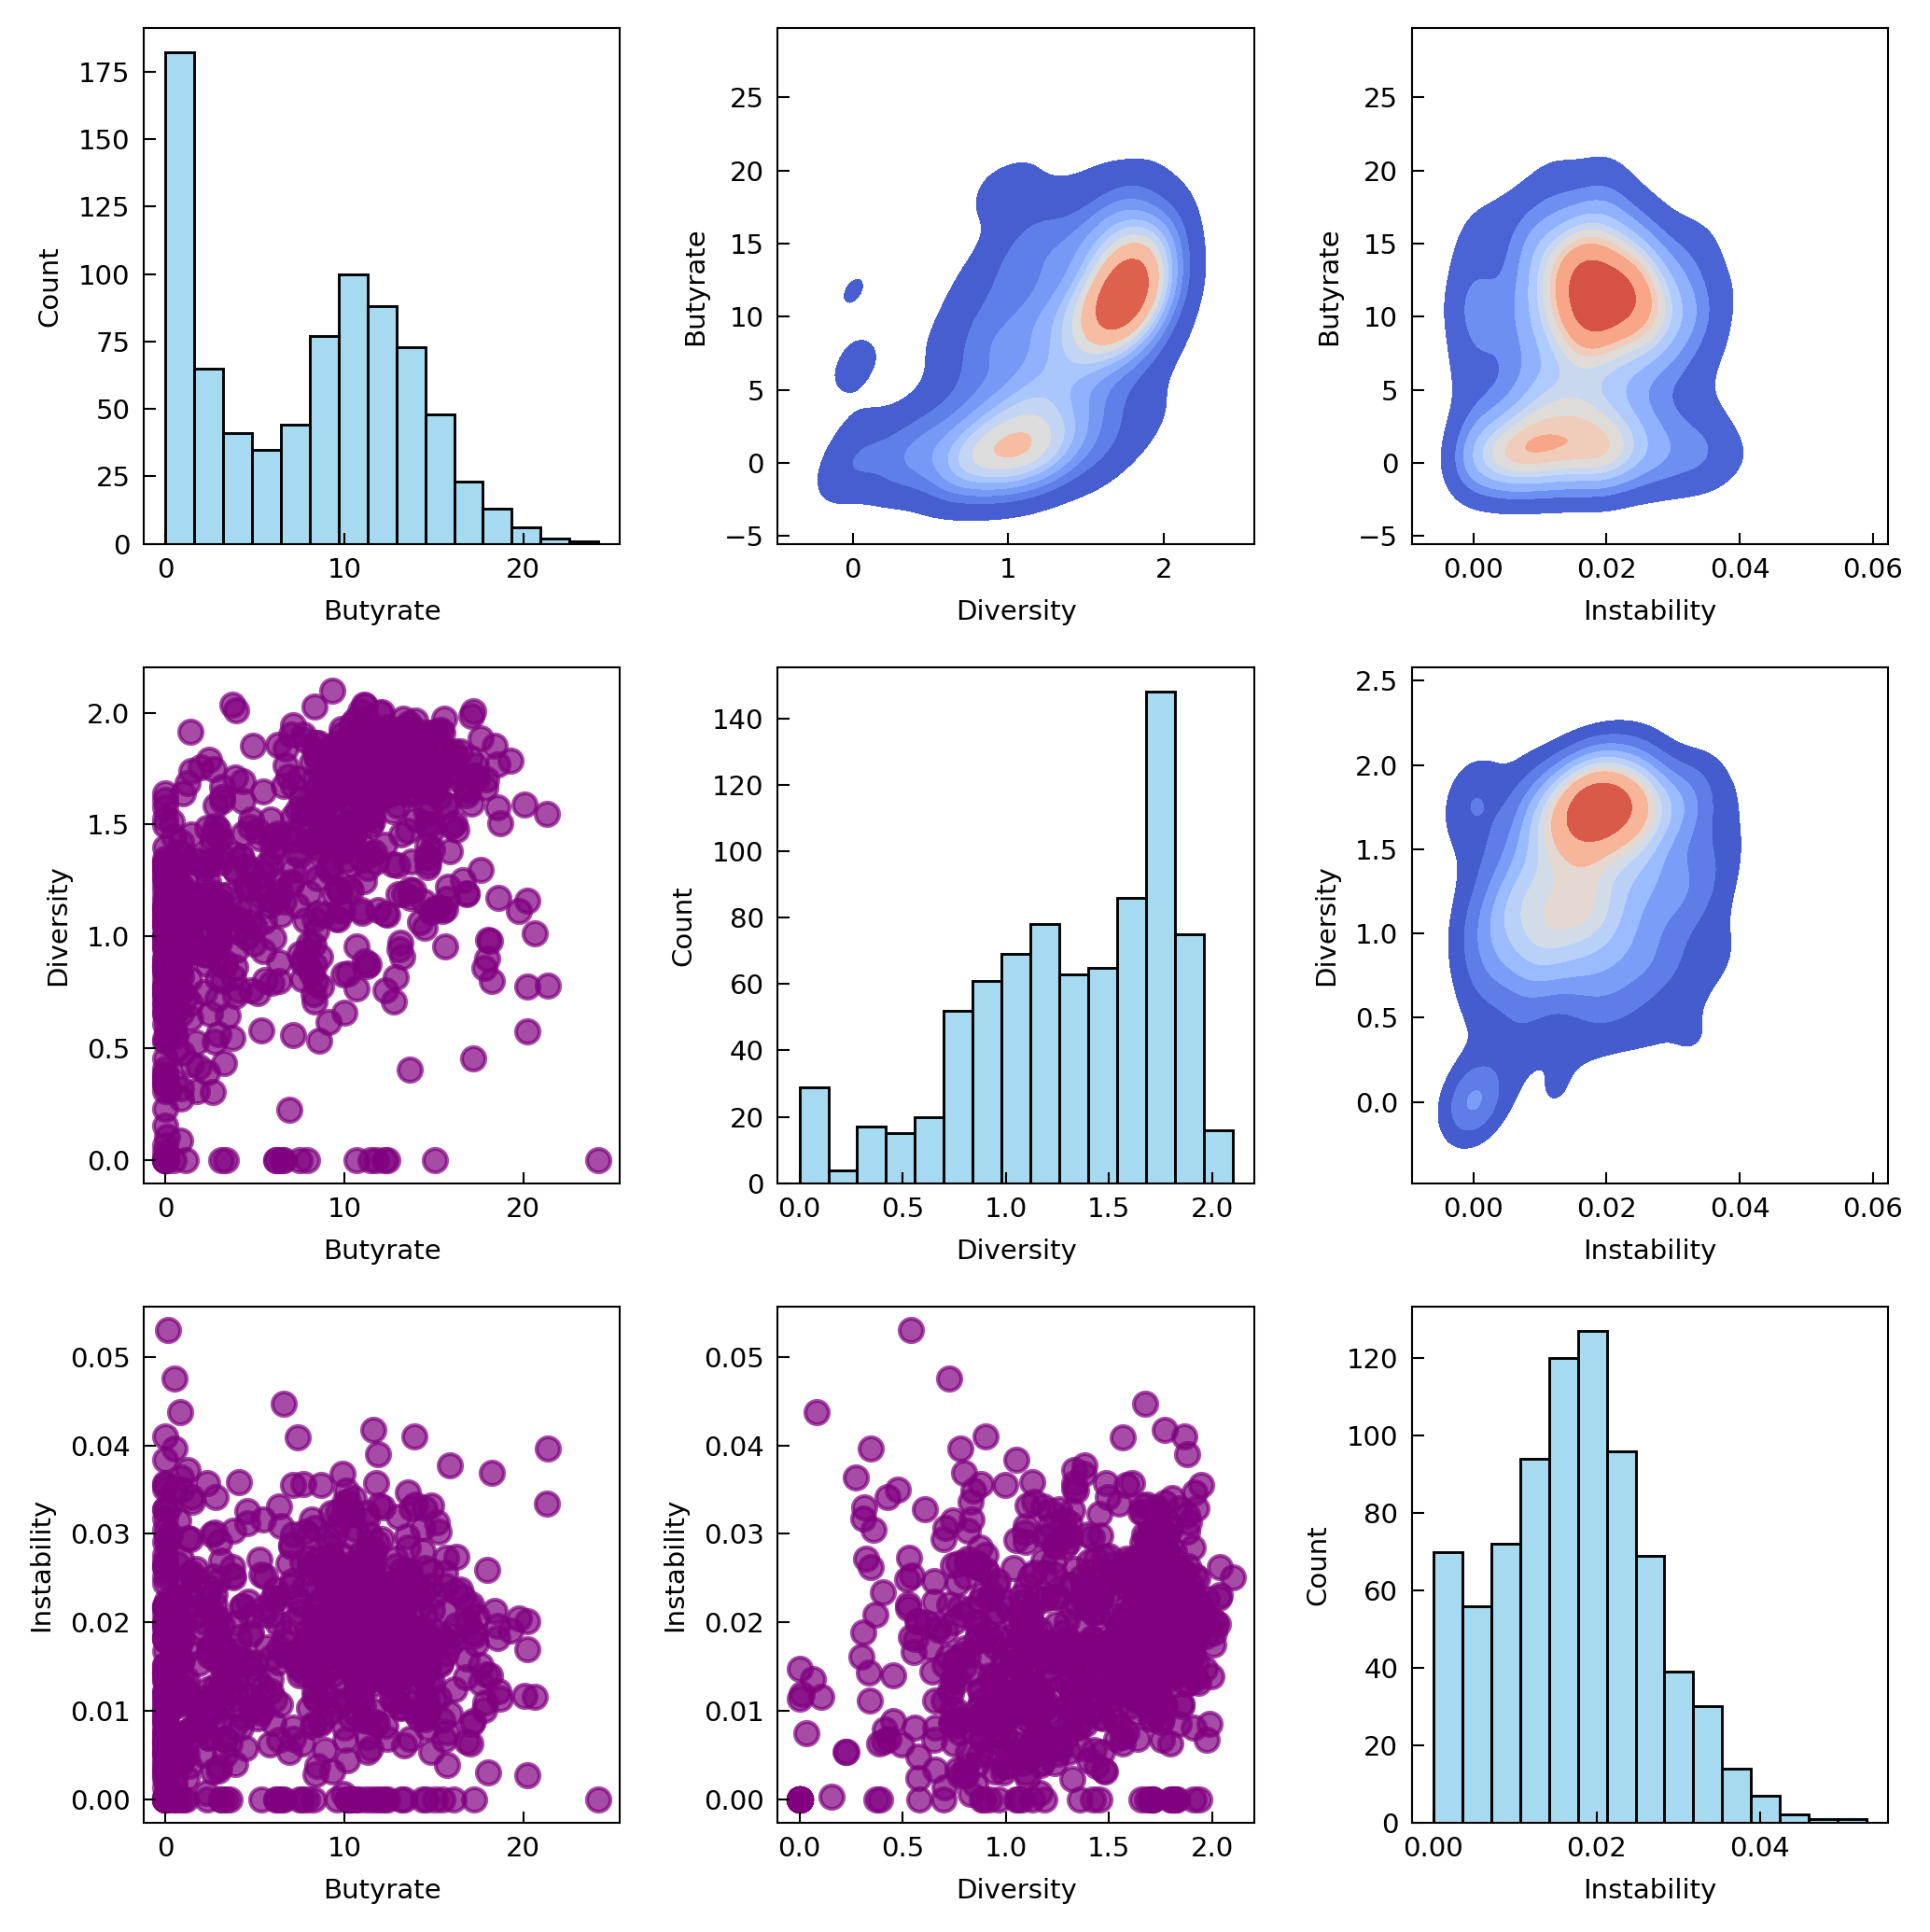
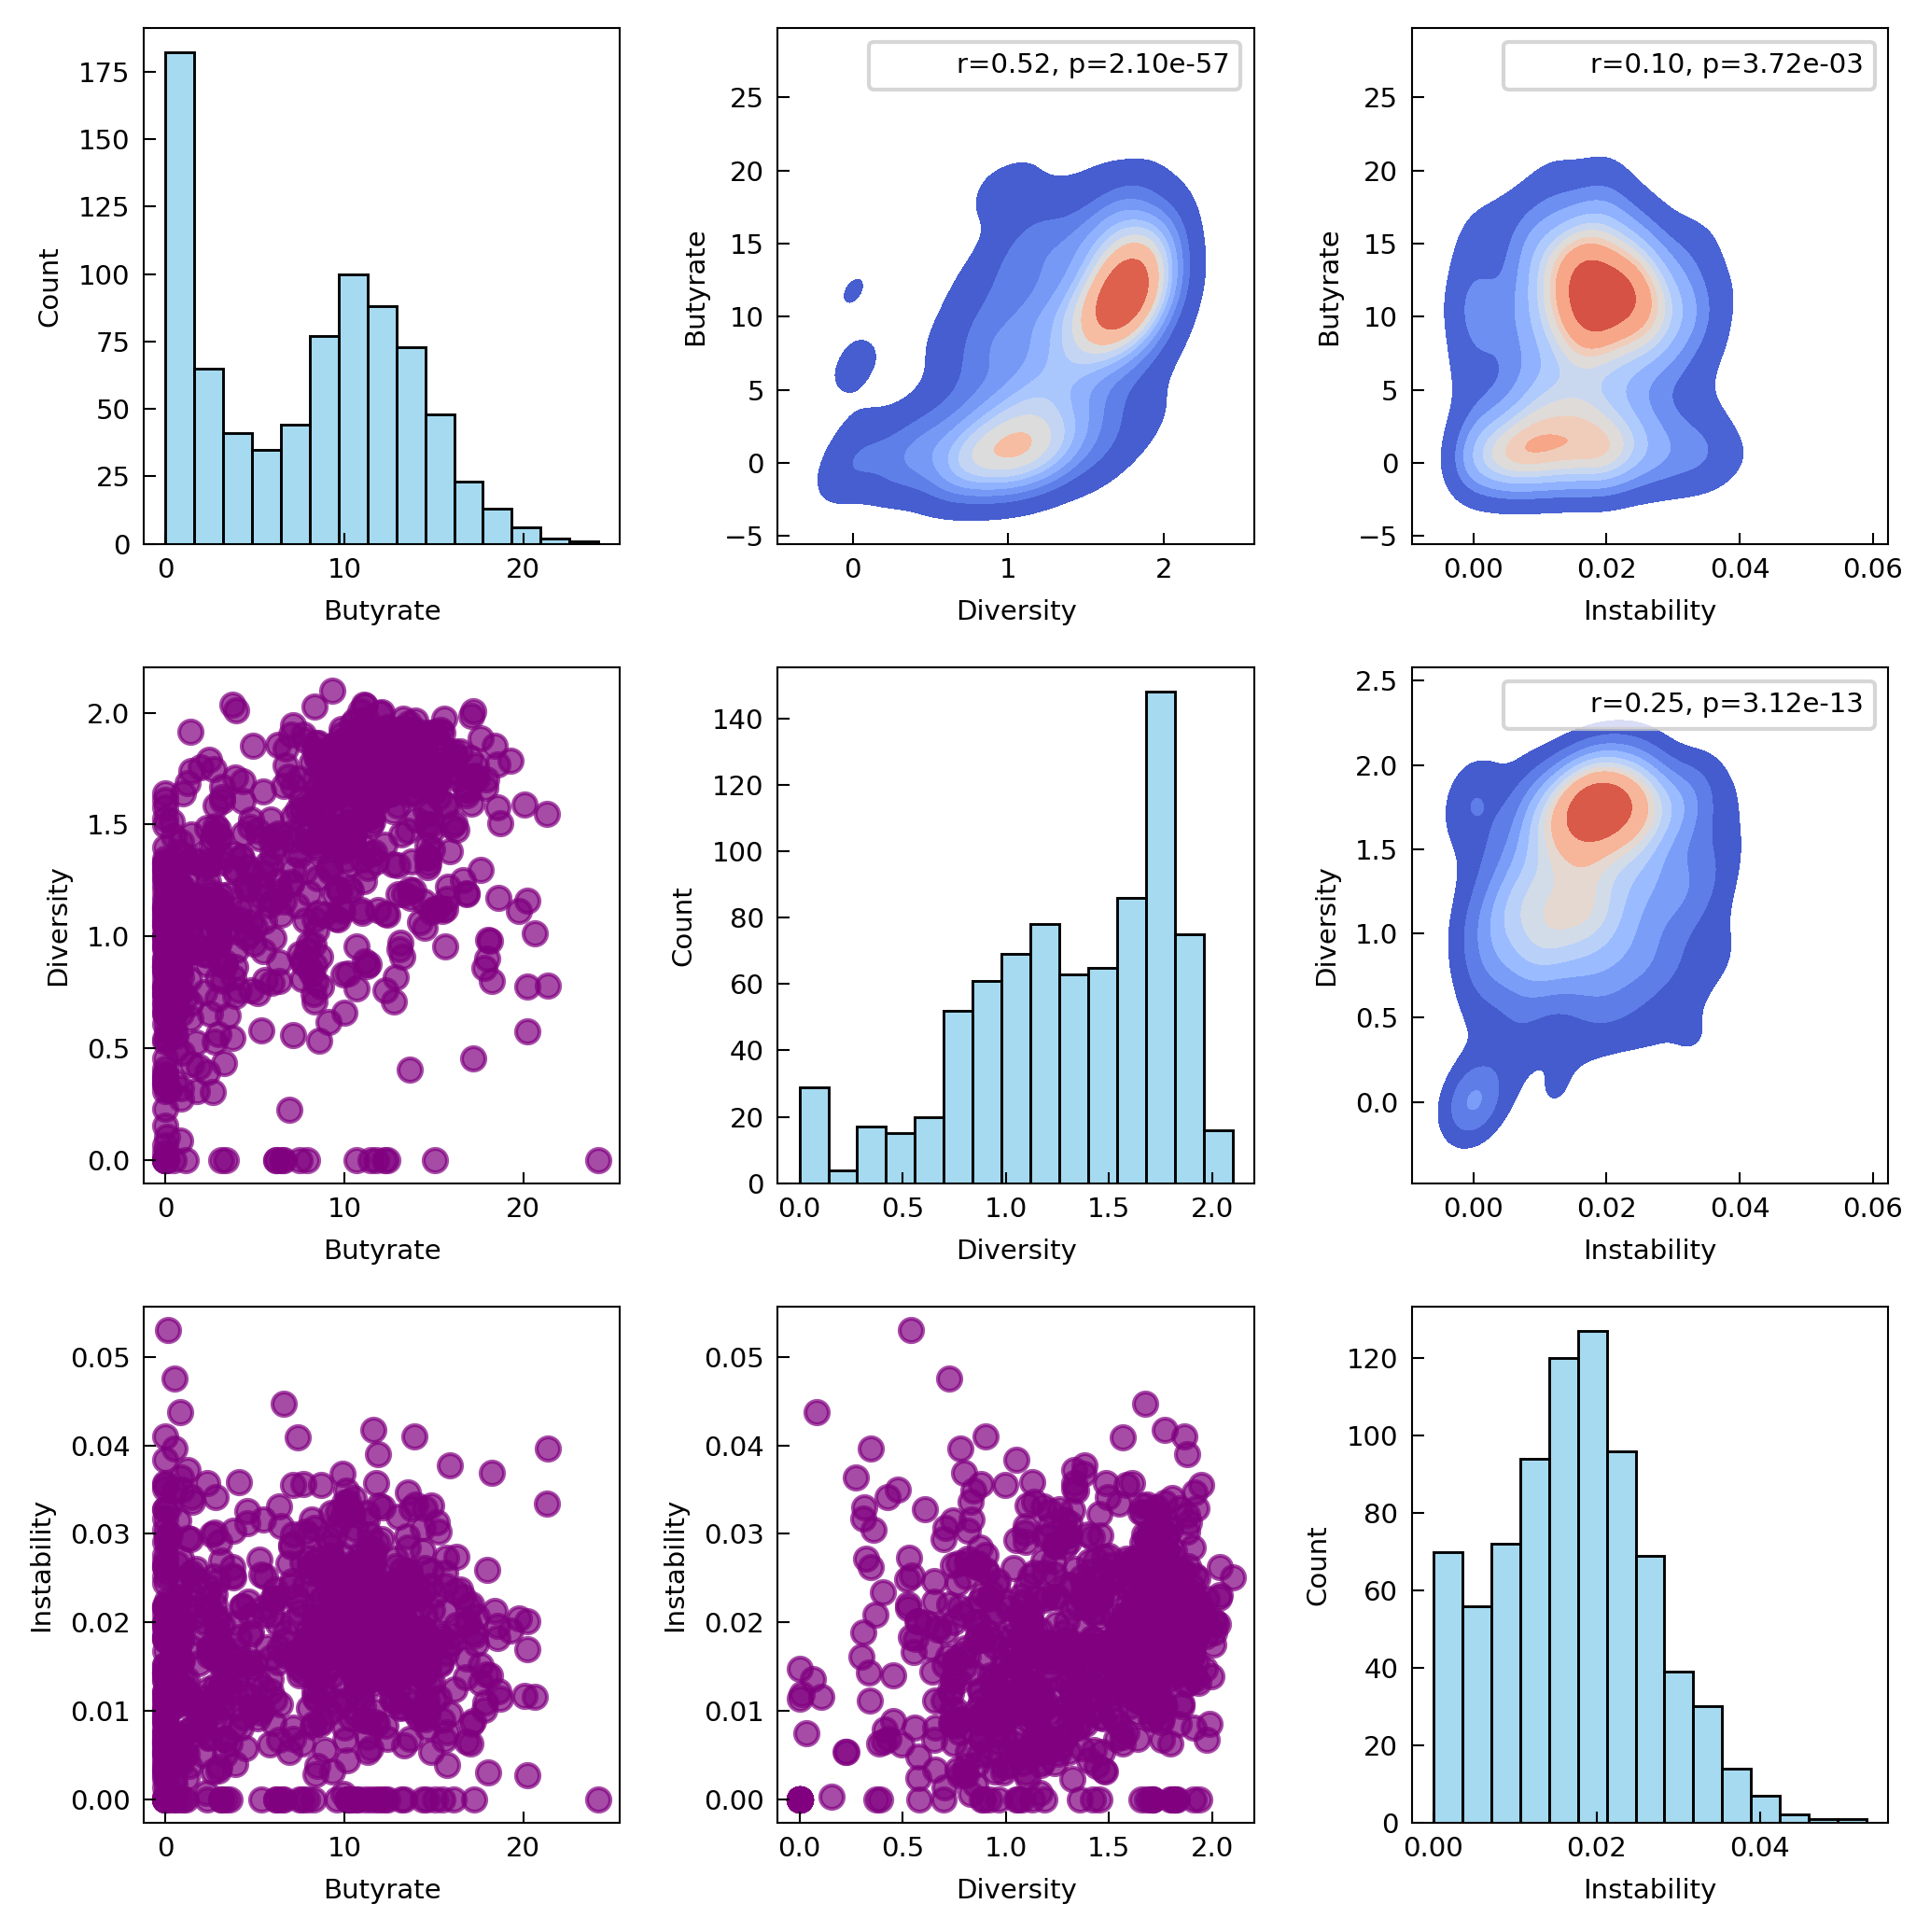
The notebook cell's code change between the first figure and the second:
--- before
+++ after
@@ -23,7 +23,10 @@
         else:
             # Upper triangle: KDE plots
-            sns.kdeplot(x=data[label2], y=data[label1], ax=ax, fill=True, cmap="coolwarm")
+            r, p = pearsonr(data[label2], data[label1])
+            sns.kdeplot(x=data[label2], y=data[label1], 
+                        ax=ax, fill=True, cmap="coolwarm")
             ax.set_xlabel(label2)
             ax.set_ylabel(label1)
+            ax.legend([f'r={r:.2f}, p={p:.2e}'], loc='upper right')
 
 # Adjust layout to avoid overlap

Commit: correlations